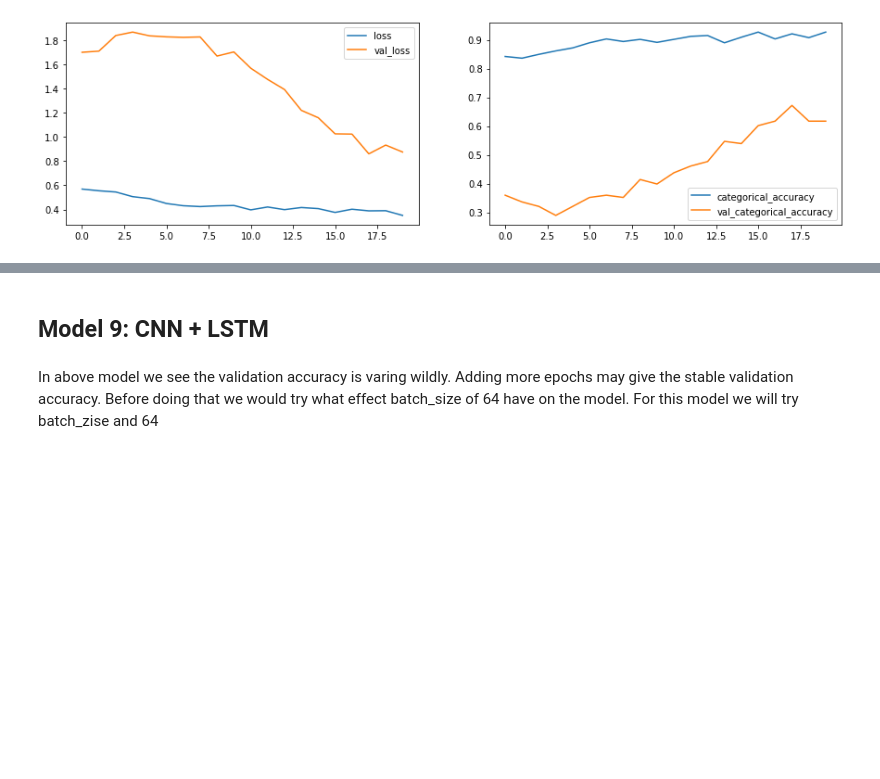
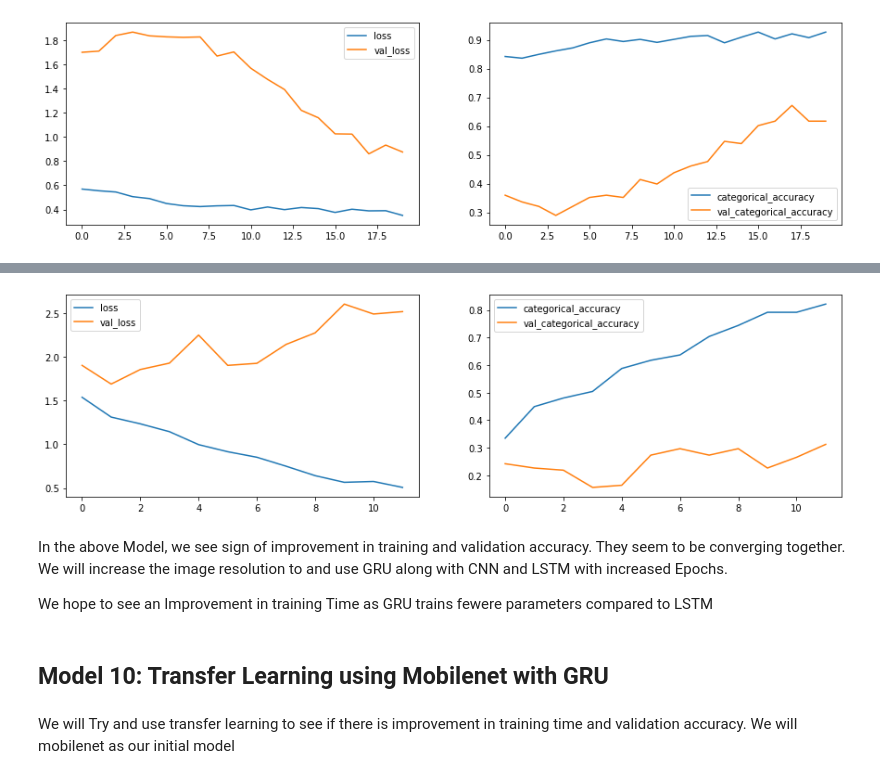
Before and after one commit to prash130/gesture_recognition_with_CNN, a Jupyter notebook: Neural_Nets_Project_Starter_Code.ipynb, the cells around one changed output, grey strips where cells are left out. Drawn from its saved outputs; the diff is of its cells as text; code cells hidden in the pictures; blank space fills up the shorter version.

```diff
--- a/Neural_Nets_Project_Starter_Code.ipynb
+++ b/Neural_Nets_Project_Starter_Code.ipynb
@@ -989,9 +1015,9 @@ class Model4(ModelBuilder):
         model.compile(optimizer=optimiser, loss='categorical_crossentropy', metrics=['categorical_accuracy'])
         return model
 # %%
-conv_model4_obj=Model4()
-conv_model4_obj.initialize_path(project_folder)
-conv_model4_obj.initialize_image_properties(image_height=120,image_width=120)
-conv_model4_obj.initialize_hyperparams(frames_to_sample=20,batch_size=64,num_epochs=20)
-conv_model4_model=conv_model2_obj.define_model()
-conv_model4_model.summary()
+gru_lstm=GRULSTM()
+gru_lstm.initialize_path(project_folder)
+gru_lstm.initialize_image_properties(image_height=120,image_width=120)
+gru_lstm.initialize_hyperparams(frames_to_sample=13,batch_size=32,num_epochs=25)
+gru_lstm_model=gru_lstm.define_model()
+gru_lstm_model.summary()
@@ -1016,0 +1046,2 @@ Epoch 5/20
+# %%
+training_output_model8 = gru_lstm.train_model(gru_lstm_model)
@@ -1017,8 +1066,14 @@ Epoch 5/20
 # %%
-plot(training_output_model4)
+plot(training_output_model8)
+# %% [output]
+[figure, added]
-# %% [markdown]
-## Model 9: CNN + LSTM
-# %% [markdown]
-In above model we see the validation accuracy is varing wildly. Adding more epochs may give the stable validation accuracy. Before doing that we would try what effect batch_size of 64 have on the model. For this model we will try batch_zise and 64
+# %% [markdown]
+In the above Model, we see sign of improvement in training and validation accuracy. They seem to be converging together. We will increase the image resolution to and use GRU along with CNN and LSTM with increased Epochs.
+
+We hope to see an Improvement in training Time as GRU trains fewere parameters compared to LSTM
+# %% [markdown]
+## Model 10: Transfer Learning using Mobilenet with GRU
+# %% [markdown]
+We will Try and use transfer learning to see if there is improvement in training time and validation accuracy. We will mobilenet as our initial model
 # %%
 
```
Also changed, not shown: parts of 54 cells of this notebook.
